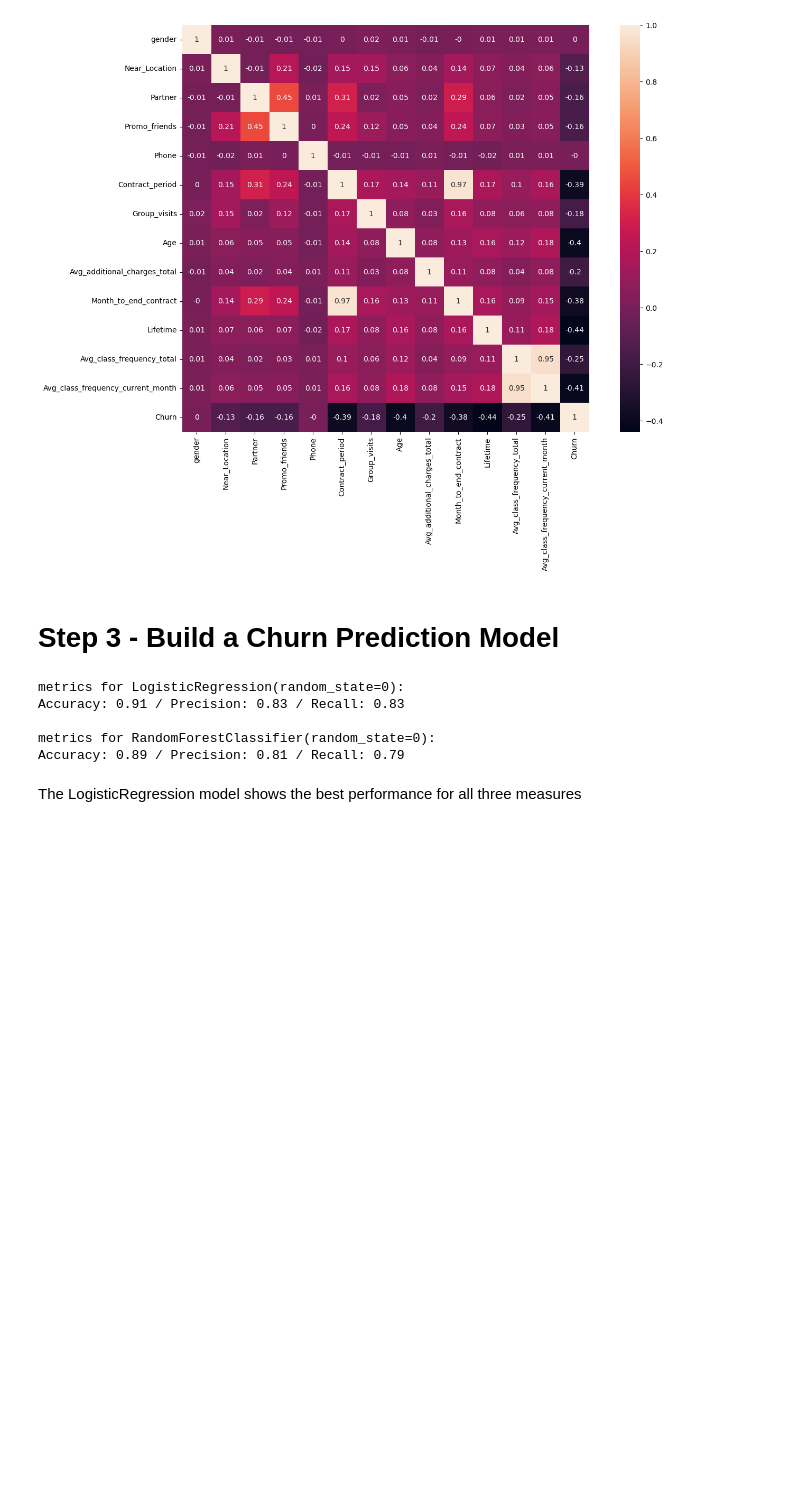
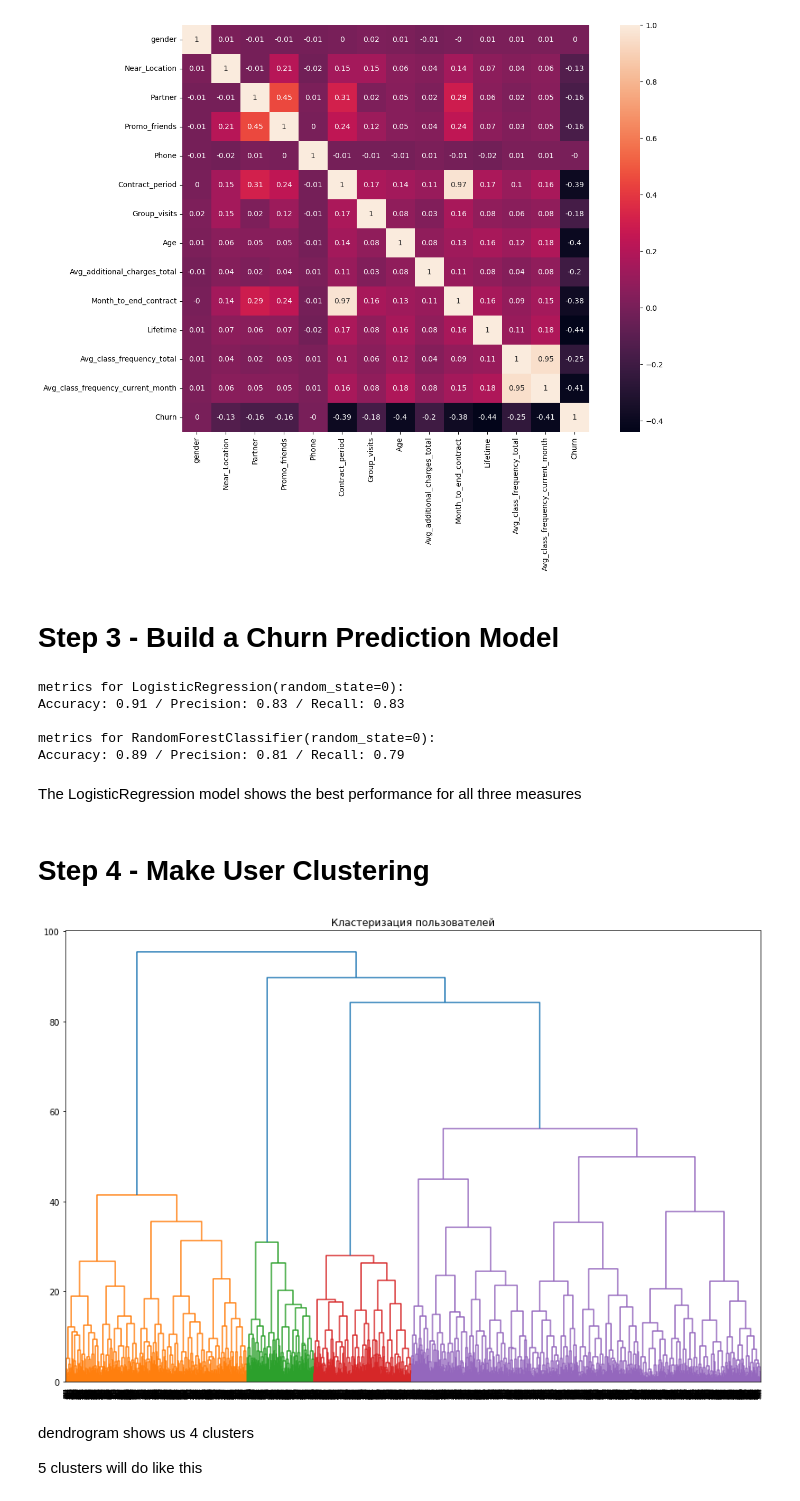
Before and after one commit to mgrigorii/ML-in-data-analysis, a Jupyter notebook: ml-in-data-analysis.ipynb, the cells around one changed output. Saved outputs shown, nothing was run; the diff lists cells and outputs as text; code cells hidden in the pictures; blank space fills up the shorter version.

Commit message:
added step 4 and results

```diff
--- a/ml-in-data-analysis.ipynb
+++ b/ml-in-data-analysis.ipynb
@@ -276,3 +276,31 @@ metrics for RandomForestClassifier(random_state=0):
 Accuracy: 0.89 / Precision: 0.81 / Recall: 0.79
 # %% [markdown]
 The LogisticRegression model shows the best performance for all three measures
+# %% [markdown]
+# Step 4 - Make User Clustering
+# %%
+# set aside the churn column and cluster the objects (users)
+
+data = df.drop(['Churn'], axis=1)
+
+# standardize the data
+
+sc = StandardScaler()
+X_sc = sc.fit_transform(data)
+
+# let's build a distance matrix using the linkage() function on a standardized feature matrix and draw a dendrogram
+
+linked = linkage(X_sc, method = 'ward')
+# %%
+# let's train a clustering model based on the K-Means algorithm and predict customer clusters
+
+plt.figure(figsize=(15, 10))
+dendrogram(linked, orientation='top')
+plt.title('Кластеризация пользователей')
+plt.show()
+# %% [output]
+[figure, added]
+# %% [markdown]
+dendrogram shows us 4 clusters
+
+5 clusters will do like this
```
Also changed, not shown: parts of 10 cells of this notebook.
